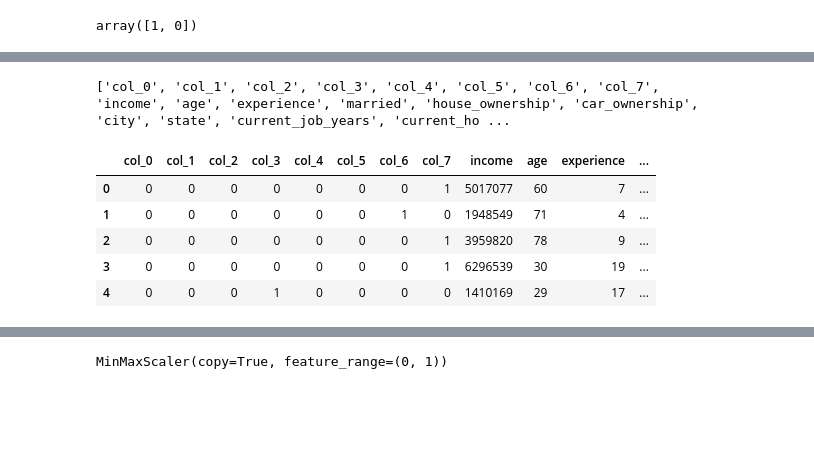
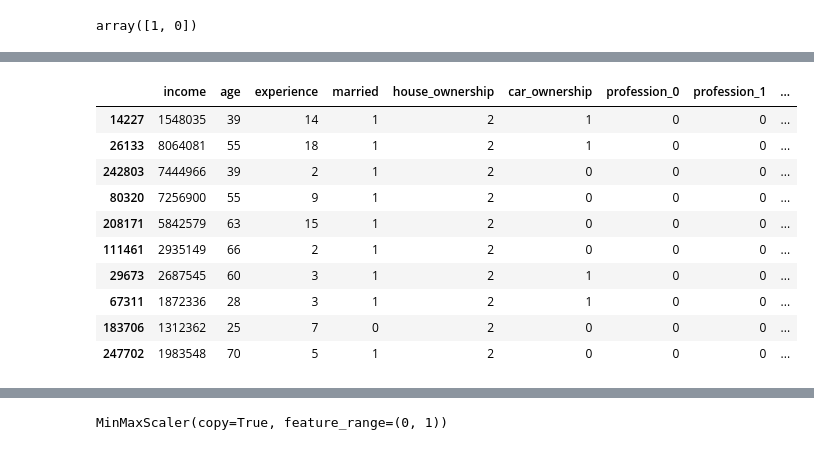
Before and after one commit to sudo0809/Credit-Risk-Prediction, a Jupyter notebook: Credit_risk_pred_UnivAI3.ipynb, the cells around one changed output, grey strips where cells are left out. Saved outputs shown, nothing was run; the diff lists cells and outputs as text; code cells hidden in the pictures; blank space fills up the shorter version.

```diff
--- a/Credit_risk_pred_UnivAI3.ipynb
+++ b/Credit_risk_pred_UnivAI3.ipynb
@@ -217,18 +222,24 @@ array([0, 2, 1])
 # %%
-hash_enc = ce.hashing.HashingEncoder(cols='profession' , max_process=4)
-# hash_enc.fit(balanced_data['profession'])
+# hash_enc = ce.hashing.HashingEncoder(cols='profession' , max_process=4)
+# # hash_enc.fit(balanced_data['profession'])
 
-data1 = hash_enc.fit_transform(balanced_data)
-print(hash_enc.get_feature_names())
+# data1 = hash_enc.fit_transform(balanced_data)
+# print(hash_enc.get_feature_names())
+
+binary_enc = ce.BinaryEncoder(cols=['profession', 'state'])
+data1 = binary_enc.fit_transform(balanced_data)
-# %% [output]
-['col_0', 'col_1', 'col_2', 'col_3', 'col_4', 'col_5', 'col_6', 'col_7', 'income', 'age', 'experience', 'married', 'house_ownership', 'car_ownership', 'city', 'state', 'current_job_years', 'current_ho ...
 # %%
-data1.head()
+data1.head(10)
 # %% [output]
-|  | col_0 | col_1 | col_2 | col_3 | col_4 | col_5 | col_6 | col_7 | income | age | experience | ... |
-| 0 | 0 | 0 | 0 | 0 | 0 | 0 | 0 | 1 | 5017077 | 60 | 7 | ... |
-| 1 | 0 | 0 | 0 | 0 | 0 | 0 | 1 | 0 | 1948549 | 71 | 4 | ... |
-| 2 | 0 | 0 | 0 | 0 | 0 | 0 | 0 | 1 | 3959820 | 78 | 9 | ... |
-| 3 | 0 | 0 | 0 | 0 | 0 | 0 | 0 | 1 | 6296539 | 30 | 19 | ... |
-| 4 | 0 | 0 | 0 | 1 | 0 | 0 | 0 | 0 | 1410169 | 29 | 17 | ... |
+|  | income | age | experience | married | house_ownership | car_ownership | profession_0 | profession_1 | ... |
+| 14227 | 1548035 | 39 | 14 | 1 | 2 | 1 | 0 | 0 | ... |
+| 26133 | 8064081 | 55 | 18 | 1 | 2 | 1 | 0 | 0 | ... |
+| 242803 | 7444966 | 39 | 2 | 1 | 2 | 0 | 0 | 0 | ... |
+| 80320 | 7256900 | 55 | 9 | 1 | 2 | 0 | 0 | 0 | ... |
+| 208171 | 5842579 | 63 | 15 | 1 | 2 | 0 | 0 | 0 | ... |
+| 111461 | 2935149 | 66 | 2 | 1 | 2 | 0 | 0 | 0 | ... |
+| 29673 | 2687545 | 60 | 3 | 1 | 2 | 1 | 0 | 0 | ... |
+| 67311 | 1872336 | 28 | 3 | 1 | 2 | 1 | 0 | 0 | ... |
+| 183706 | 1312362 | 25 | 7 | 0 | 2 | 0 | 0 | 0 | ... |
+| 247702 | 1983548 | 70 | 5 | 1 | 2 | 0 | 0 | 0 | ... |
 # %%
```
Also changed, not shown: parts of 80 cells of this notebook.
